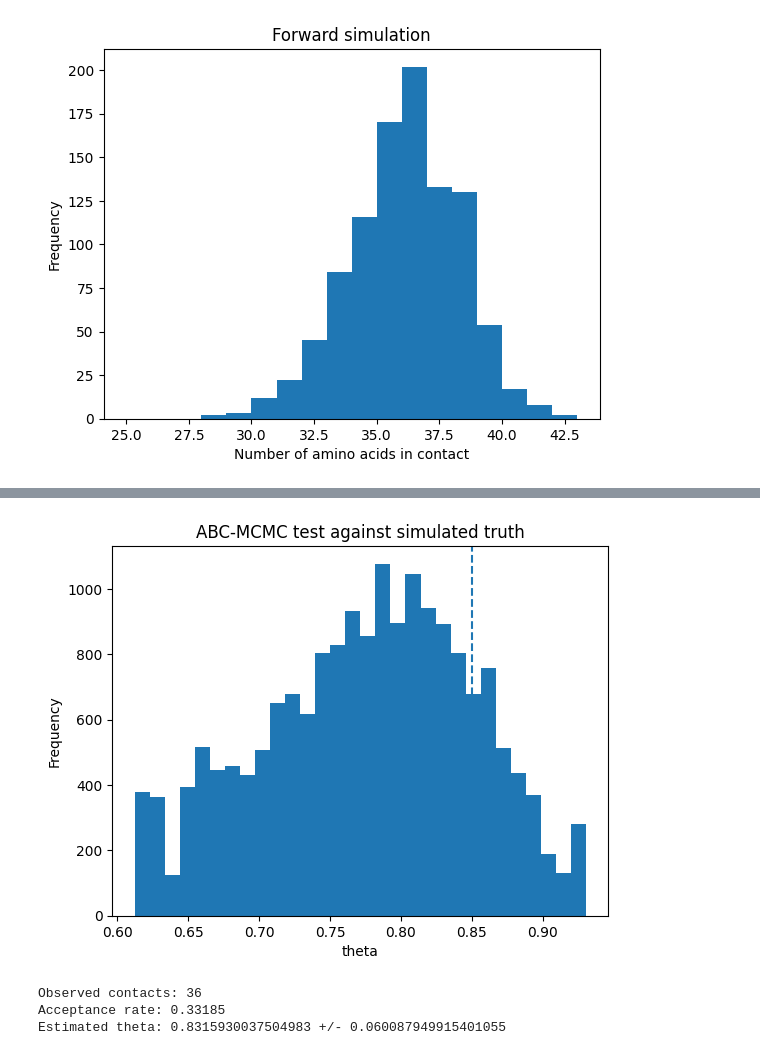
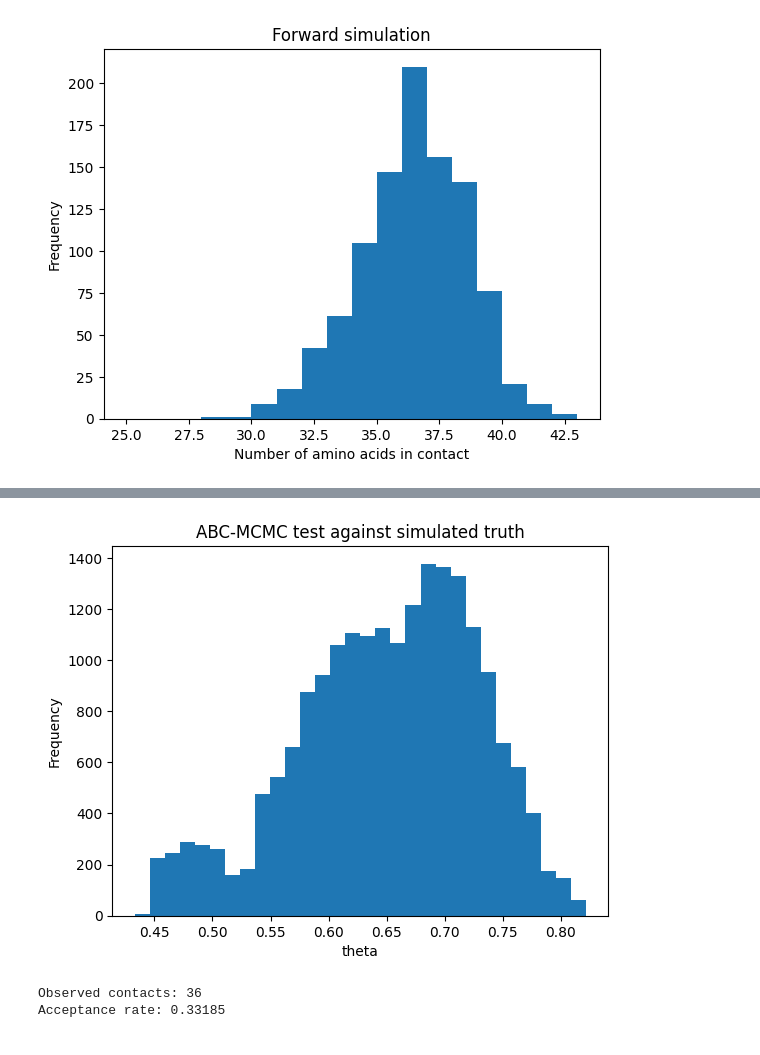
Before and after one commit to nannastahl/CB2330-project, a Jupyter notebook: Förslag_kod_number_of_contacts.ipynb, the cells around one changed output, grey strips where cells are left out. Saved outputs shown, nothing was run; the diff lists cells and outputs as text; code cells hidden in the pictures.

```diff
--- a/Förslag_kod_number_of_contacts.ipynb
+++ b/Förslag_kod_number_of_contacts.ipynb
@@ -4,8 +4,8 @@
 import numpy as np
 import matplotlib.pyplot as plt
 
-N_RESIDUES = 42
-x_obs = 36 #36 of 42 amino acids in contact with DOPS membrane at pH 7
+N = 42
+x_obs = 36 #36/42 amino acids in contact with DOPS membrane at pH 7
 
 A_LCG = 1664525
 C_LCG = 1013904223
@@ -19,22 +19,19 @@ def lcg(state, a, c, m):
     return (a * state + c) % m
 
 
-def simulation(theta, state, n_residues=N_RESIDUES):
+def simulation(theta, state, n_residues=N):
     contacts = 0
-
     for i in range(n_residues):
         state = lcg(state, A_LCG, C_LCG, M_LCG)
         rs = state / M_LCG #Random number between 0 and 1
-
         if rs < theta: #Amino acid is in contact with membrane
             contacts += 1
-
     return contacts, state
 
 
 #Forward simulation
 
-theta = 0.85
+theta = 36/42 # Based on the contacts observed in experiment, maybe try different thetas?
 n_simulations = 1000
 simulated_contacts = [0] * n_simulations
 
@@ -44,97 +41,65 @@ for i in range(n_simulations):
     simulated_contacts[i], state = simulation(theta, state)
 
 print("theta =", theta)
-print("Mean simulated contacts:", np.mean(simulated_contacts))
-print("Expected contacts:", N_RESIDUES * theta)
+print("Expected contacts:", N * theta)
 
-plt.hist(simulated_contacts, bins=range(25, 44))
+plt.hist(simulated_contacts, bins=range(25, 44)) #AI helped with binning
 plt.xlabel("Number of amino acids in contact")
 plt.ylabel("Frequency")
 plt.title("Forward simulation")
 plt.show()
 
-
-def summary(x):
-    return x
-
 PRIOR = (0.0, 1.0)
 
 
 def abc_mcmc(n_steps, epsilon, start, state, x_obs, half_width=0.03):
-
     theta = start
     chain = [0.0] * n_steps
     n_acc = 0
-
     for t in range(n_steps):
-
-        #Propose new theta close to current theta
         state = lcg(state, A_LCG, C_LCG, M_LCG)
-        prop = theta + half_width * (2 * state / M_LCG - 1)
-
-        #Only use theta values inside prior
-        if PRIOR[0] <= prop <= PRIOR[1]:
-
+        prop = theta + half_width * (2 * state / M_LCG - 1) #Proposed theta
+        if PRIOR[0] <= prop <= PRIOR[1]:                    #Only use theta values inside prior
             x_sim, state = simulation(prop, state)
-
-            #Accept if simulated number of contacts is close enough to observed
-            if abs(summary(x_sim) - summary(x_obs)) <= epsilon:
+            #Accept if simulated number of contacts is close enough to observed.
+            if abs(x_sim - x_obs) <= epsilon:
                 theta = prop
                 n_acc += 1
-
         chain[t] = theta
 
     return chain, n_acc, state
 
-
 #Test against simulated truth
-THETA_TRUE = 0.85
+True_Theta= 0.7
 
 state = seed
-x_test, state = simulation(THETA_TRUE, state)
+x_test, state = simulation(True_Theta, state)
 
-print("True theta:", THETA_TRUE)
+print("True theta:", True_Theta)
 print("Simulated observation:", x_test)
 
-chain_test, n_acc_test, state = abc_mcmc(
-    n_steps=20000,
-    epsilon=1,
-    start=0.8,
-    state=state,
-    x_obs=x_test)
+chain_test, n_acc_test, state = abc_mcmc(n_steps=20000, epsilon=1, start=0.8, state=state, x_obs=x_test)
+posterior_test = chain_test
 
-burn_in = 2000 #Saw on yt ypu should use a burn in, don't know if necessary
-posterior_test = chain_test[burn_in:]
-
-print("Acceptance rate:", n_acc_test / len(chain_test))
-print("Estimated theta:", np.mean(posterior_test), "+/-", np.std(posterior_test))
-
+print("Acceptance rate:", n_acc_test / len(chain_test)) #Ad standard deviation?
 
 plt.hist(posterior_test, bins=30)
-plt.axvline(THETA_TRUE, linestyle="--")
 plt.xlabel("theta")
 plt.ylabel("Frequency")
 plt.title("ABC-MCMC test against simulated truth")
 plt.show()
 
 
+
 #Estimate theta from paper result
 
 state = seed
 
-chain, n_acc, state = abc_mcmc(
-    n_steps=20000,
-    epsilon=1,
-    start=0.8,
-    state=state,
-    x_obs=x_obs
-)
-
-posterior = chain[burn_in:]
+chain, n_acc, state = abc_mcmc(n_steps=20000, epsilon=1,start=0.8,state=state, x_obs=x_obs)
+posterior = chain
 
 print("Observed contacts:", x_obs)
 print("Acceptance rate:", n_acc / len(chain))
-print("Estimated theta:", np.mean(posterior), "+/-", np.std(posterior))
 
 
 plt.hist(posterior, bins=30)
@@ -157 +121 @@ Expected contacts: 35.699999999999996
-[figure, old version]
+[figure, new version]
@@ -162,4 +125,3 @@ Estimated theta: 0.7753316940657634 +/- 0.07446250497459858
-[figure, old version]
+[figure, new version]
 Observed contacts: 36
 Acceptance rate: 0.33185
-Estimated theta: 0.8315930037504983 +/- 0.060087949915401055
```
Also changed, not shown: parts of 1 cell of this notebook.
